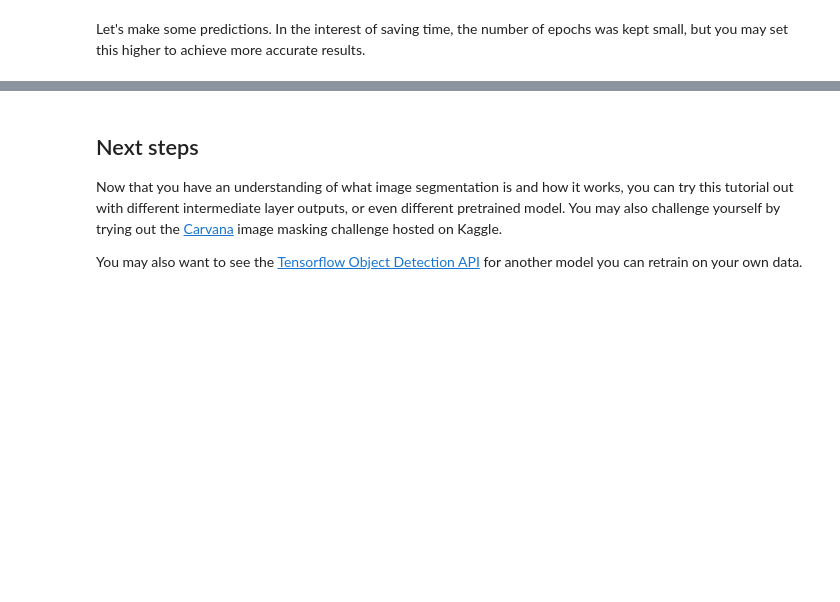
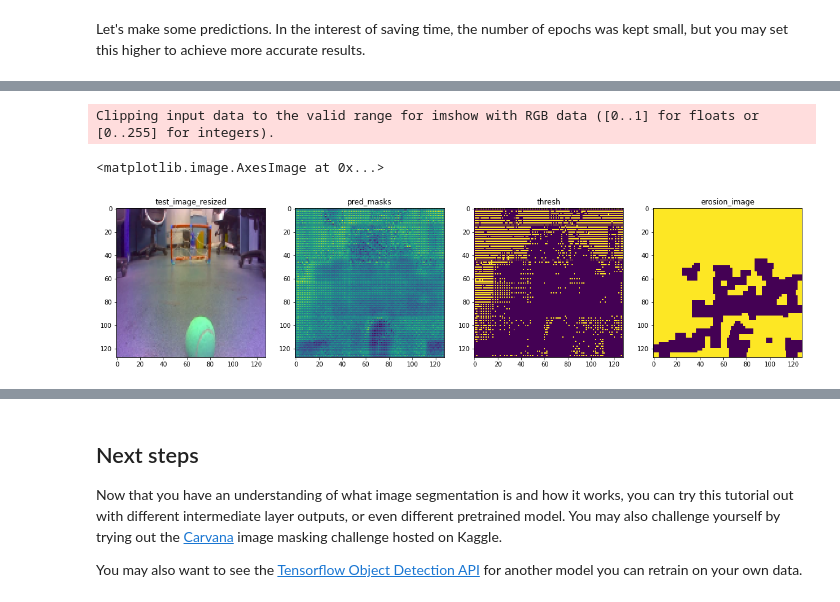
Before and after one commit to kimbring2/DeepSoccer, a Jupyter notebook: segmentation.ipynb, the cells around one changed output, grey strips where cells are left out. Cells and saved outputs as stored; diff of their text form; code cells hidden in the pictures; blank space fills up the shorter version.

```diff
--- a/segmentation.ipynb
+++ b/segmentation.ipynb
@@ -441,3 +519,48 @@ pred_masks.shape: (1, 128, 128, 3)
+# %%
+kernel_size_row = 5
+kernel_size_col = 5
+kernel = np.ones((5, 5), np.uint8)
+
+test_image_resized = cv2.resize(test_image, dsize=(128,128), interpolation=cv2.INTER_AREA)
+
+pred_masks = model.predict(test_tensor)
+pred_masks = np.reshape(pred_masks,(128,128,3))
+pred_masks = pred_masks * 255
+pred_masks = cv2.cvtColor(pred_masks, cv2.COLOR_RGB2GRAY)
+
+ret, thresh = cv2.threshold(pred_masks, 170, 255, cv2.THRESH_BINARY)
+
+#dilation_image = cv2.dilate(thresh, kernel, iterations=1)  #// make dilation image
+#erosion_image = cv2.erode(dilation_image, kernel, iterations=1)  #// make erosion image
+
+#print("erosion_image.shape: " + str(erosion_image.shape))
+
+#bgr_gray = cv2.cvtColor(erosion_image, cv2.COLOR_BGR2GRAY);
+#contours, hierarchy = cv2.findContours(np.uint8(erosion_image), cv2.RETR_TREE, cv2.CHAIN_APPROX_SIMPLE)
+#print("contours: " + str(contours))
+
+#create an empty image for contours
+#img_contours = np.zeros(erosion_image.shape)
+# draw the contours on the empty image
+#cv2.drawContours(img_contours, contours, -1, (255,255,255), 3)
+
+fig, ax = plt.subplots(1, 4, figsize=(20,80))
+
+ax[0].set_title('test_image_resized')
+ax[0].imshow(test_image_resized)
+
+ax[1].set_title('pred_masks')
+ax[1].imshow(pred_masks)
+
+ax[2].set_title('thresh')
+ax[2].imshow(thresh)
+
+ax[3].set_title('erosion_image')
+ax[3].imshow(erosion_image)
+# %% [output]
+Clipping input data to the valid range for imshow with RGB data ([0..1] for floats or [0..255] for integers).
+<matplotlib.image.AxesImage at 0x...>
+[figure, added]
 # %%
 show_predictions(test_dataset, 3)
 # %% [output]
```
Also changed, not shown: parts of 18 cells of this notebook.
